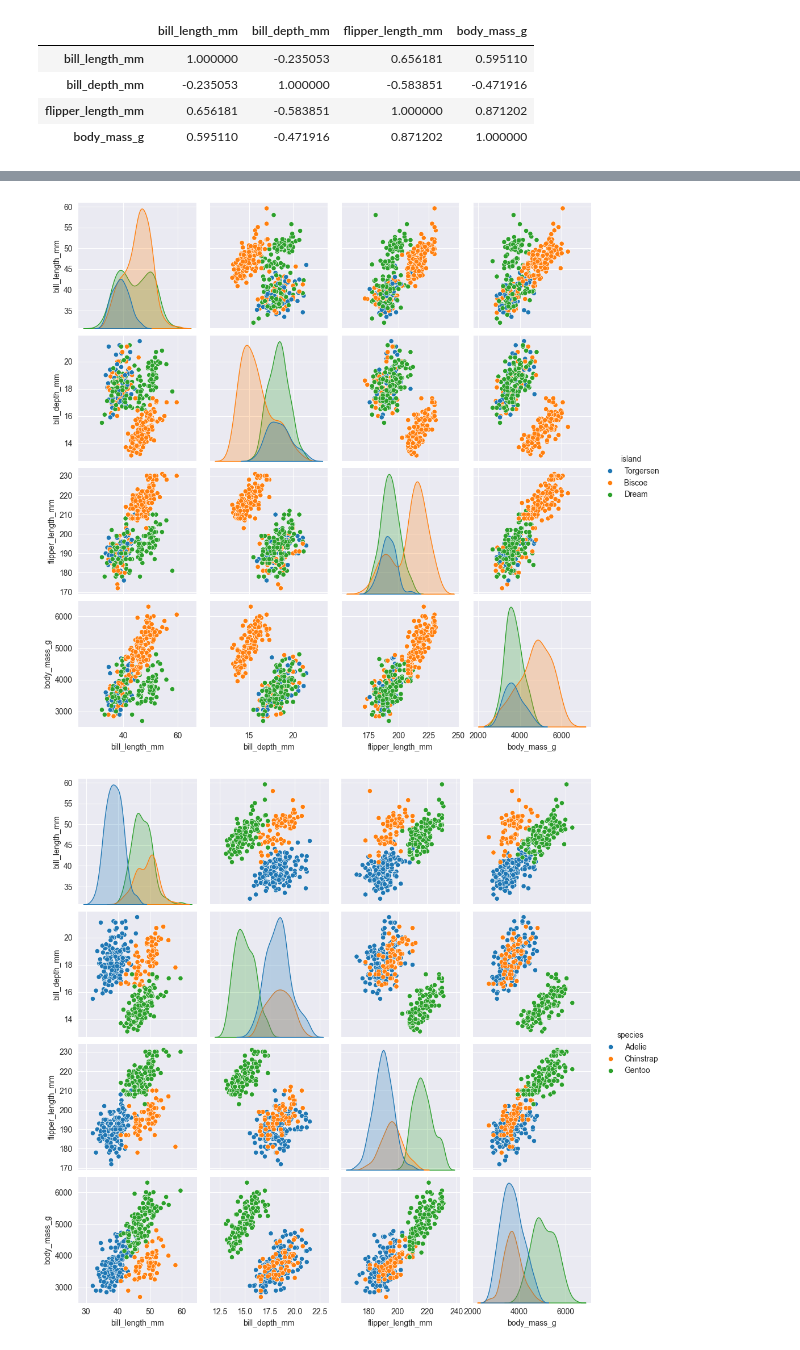
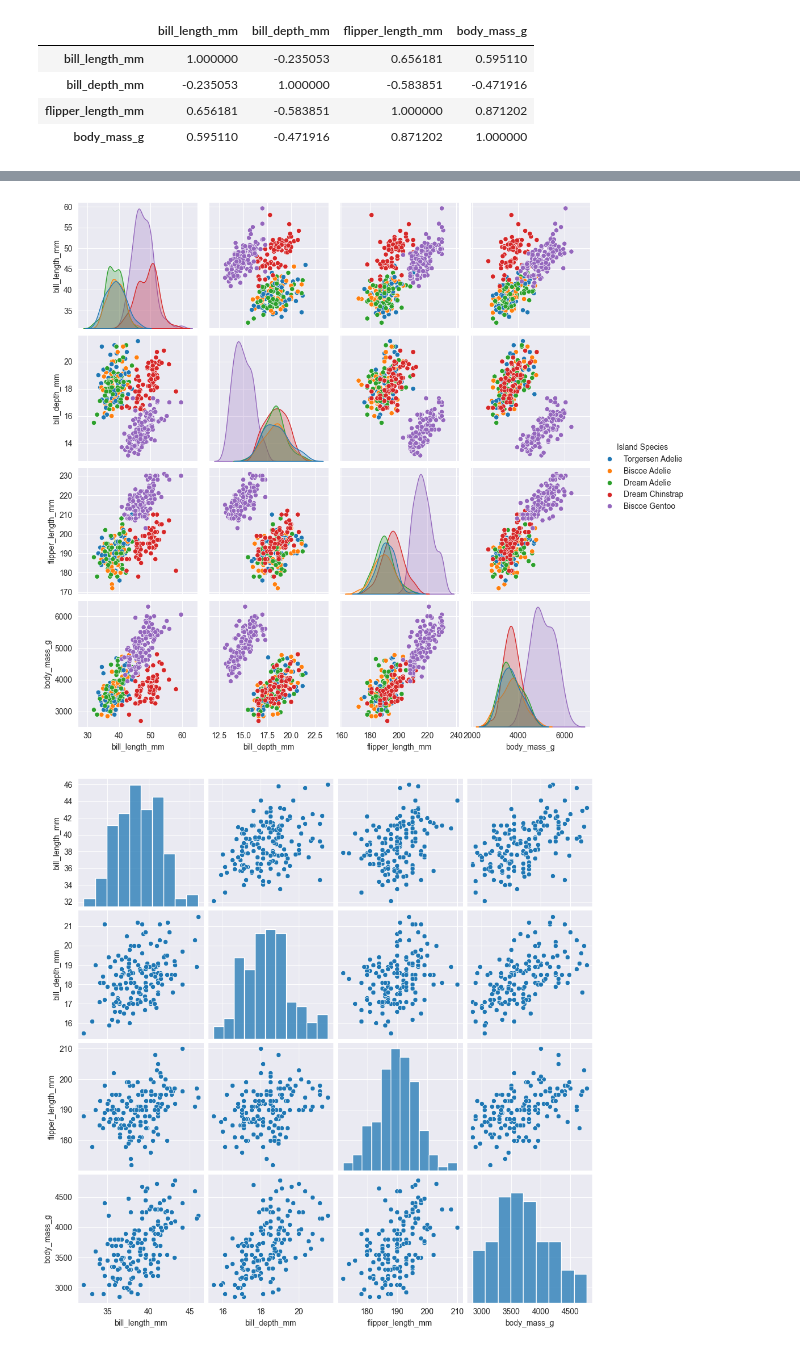
Before and after one commit to scottryanw/data-fun-06-eda, a Jupyter notebook: Williamson_EDA.ipynb, the cells around one changed output, grey strips where cells are left out. Drawn from its saved outputs; the diff is of its cells as text; code cells hidden in the pictures.

Commit message:
Creating subsets and more visualizations

```diff
--- a/Williamson_EDA.ipynb
+++ b/Williamson_EDA.ipynb
@@ -130,0 +134,12 @@ sns.heatmap(correlation_matrix,annot=True, cmap="BuGn")
+# %%
+#Create new datasets for each species
+df_adelie=df[df['species']=='Adelie']
+df_gentoo=df[df['species']=='Gentoo']
+df_chinstrap=df[df['species']=='Chinstrap']
+
+
+adelie_correlation_matrix=df_adelie.select_dtypes(include=['number']).corr()
+
+adelie_correlation_matrix
+
+sns.heatmap(adelie_correlation_matrix,annot=True, cmap="Blues")
@@ -131,10 +168,12 @@ sns.heatmap(correlation_matrix,annot=True, cmap="BuGn")
 # %%
+df['Island Species'] = df['island'].map(str) + ' ' + df['species'].map(str)
 # Initial Visualizations
-sns.pairplot(df,hue='island')
-sns.pairplot(df,hue='species')
-sns.pairplot(df,hue='sex')
+sns.pairplot(df,hue='Island Species')
+sns.pairplot(df_adelie)
+sns.pairplot(df_gentoo)
+sns.pairplot(df_chinstrap)
 # Other Visualizations
 plt.show()
 # %% [output]
-[figure, old version]
+[figure, new version]
-[figure, old version]
+[figure, new version]
```
Also changed, not shown: parts of 8 cells of this notebook.
